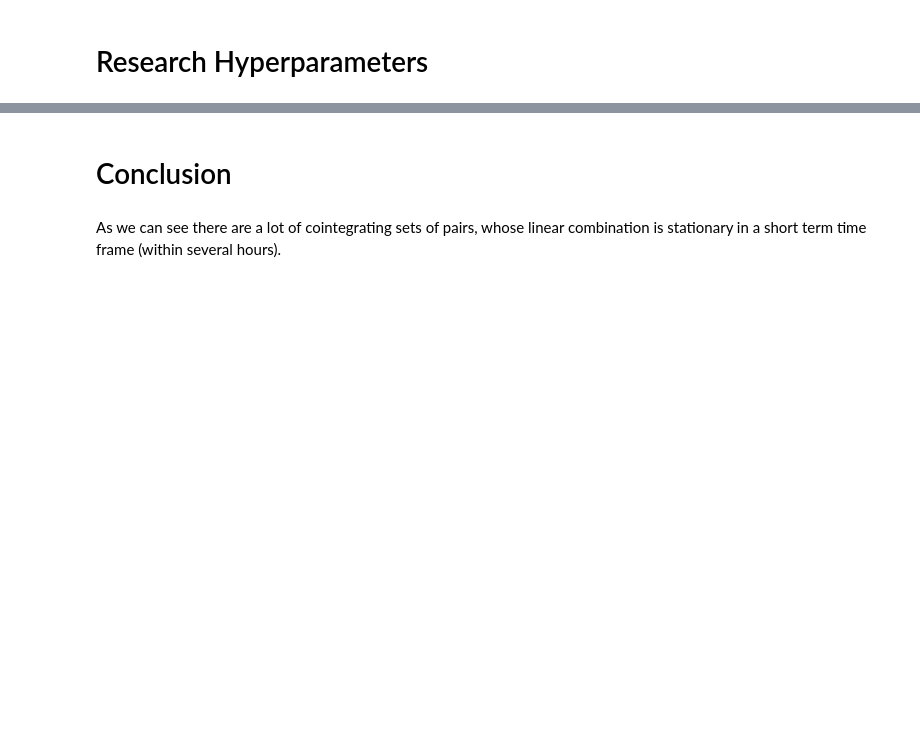
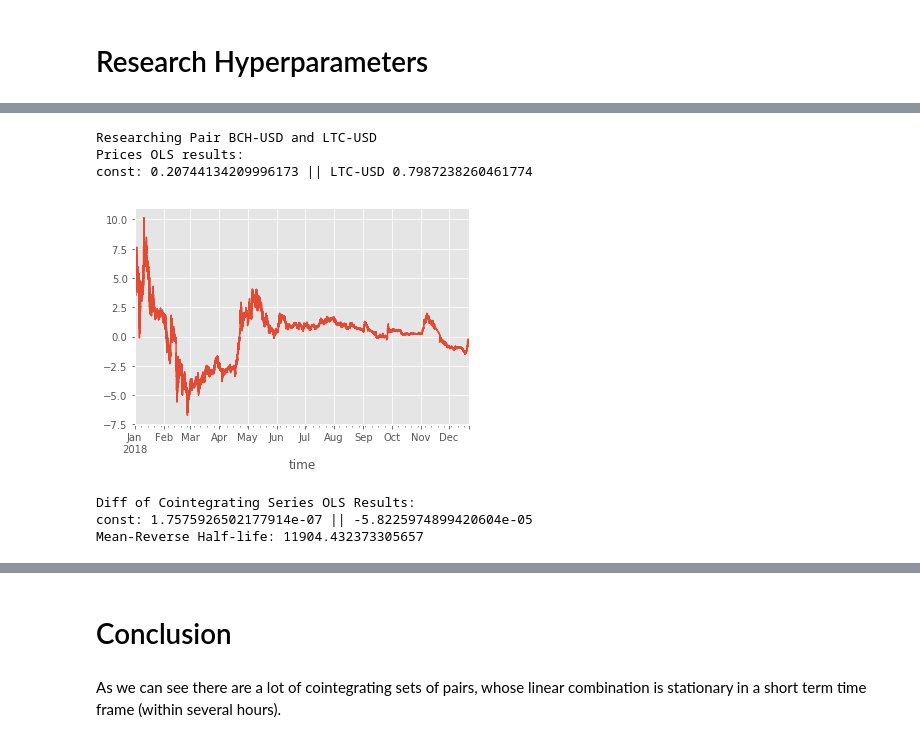
Before and after one commit to Aprilhanlu/hse-crypto-statistical-arbitrage, a Jupyter notebook: Research Pair Trading Opportunities.ipynb, the cells around one changed output, grey strips where cells are left out. Saved outputs shown, nothing was run; the diff lists cells and outputs as text; code cells hidden in the pictures; blank space fills up the shorter version.

```diff
--- a/Research Pair Trading Opportunities.ipynb
+++ b/Research Pair Trading Opportunities.ipynb
@@ -205,0 +204,10 @@ utils.draw_cointegration(('ETH-USD', 'BTC-USD', 'BCH-USD','LTC-USD'), data, sele
+# %%
+utils.research_pair_trading_opportunity(data["BCH-USD"], data["LTC-USD"])
+# %% [output]
+Researching Pair BCH-USD and LTC-USD
+Prices OLS results:
+const: 0.20744134209996173 || LTC-USD 0.7987238260461774
+[figure, added]
+Diff of Cointegrating Series OLS Results:
+const: 1.7575926502177914e-07 || -5.8225974899420604e-05
+Mean-Reverse Half-life: 11904.432373305657
```
Also changed, not shown: parts of 64 cells of this notebook.
